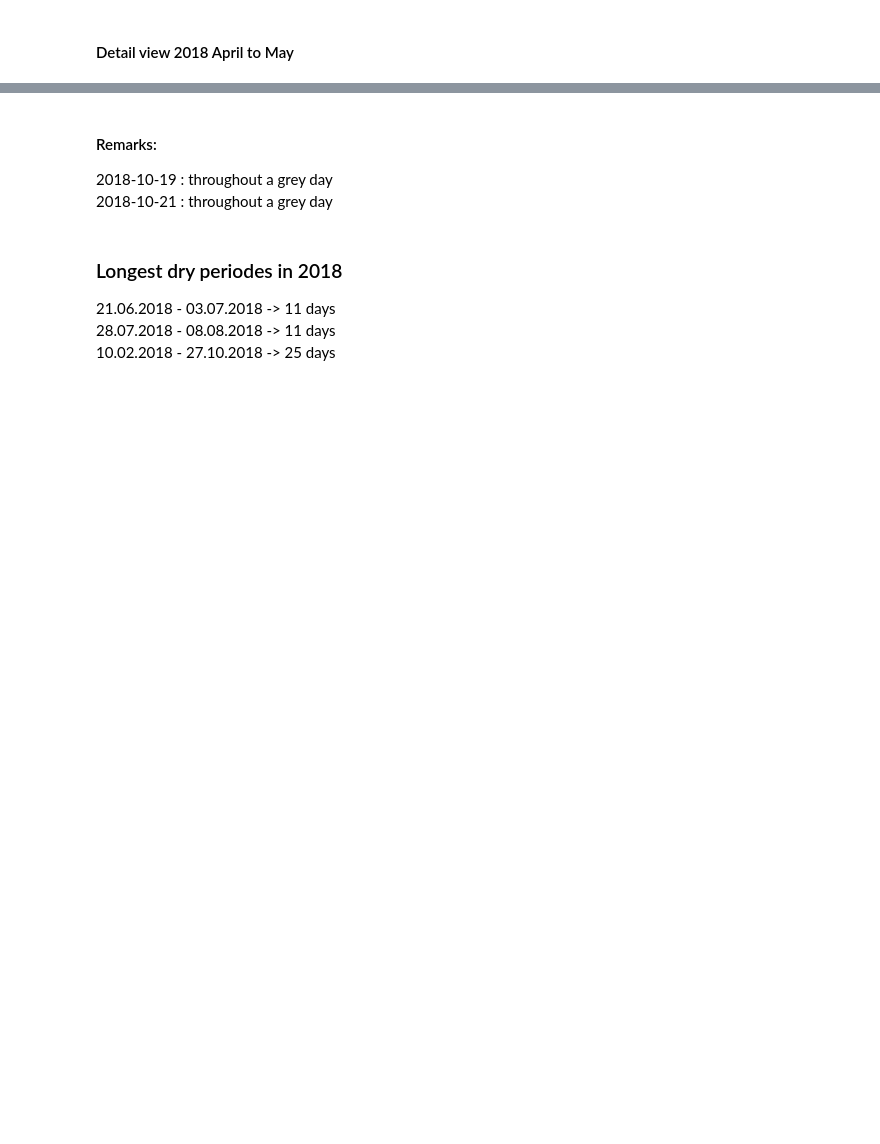
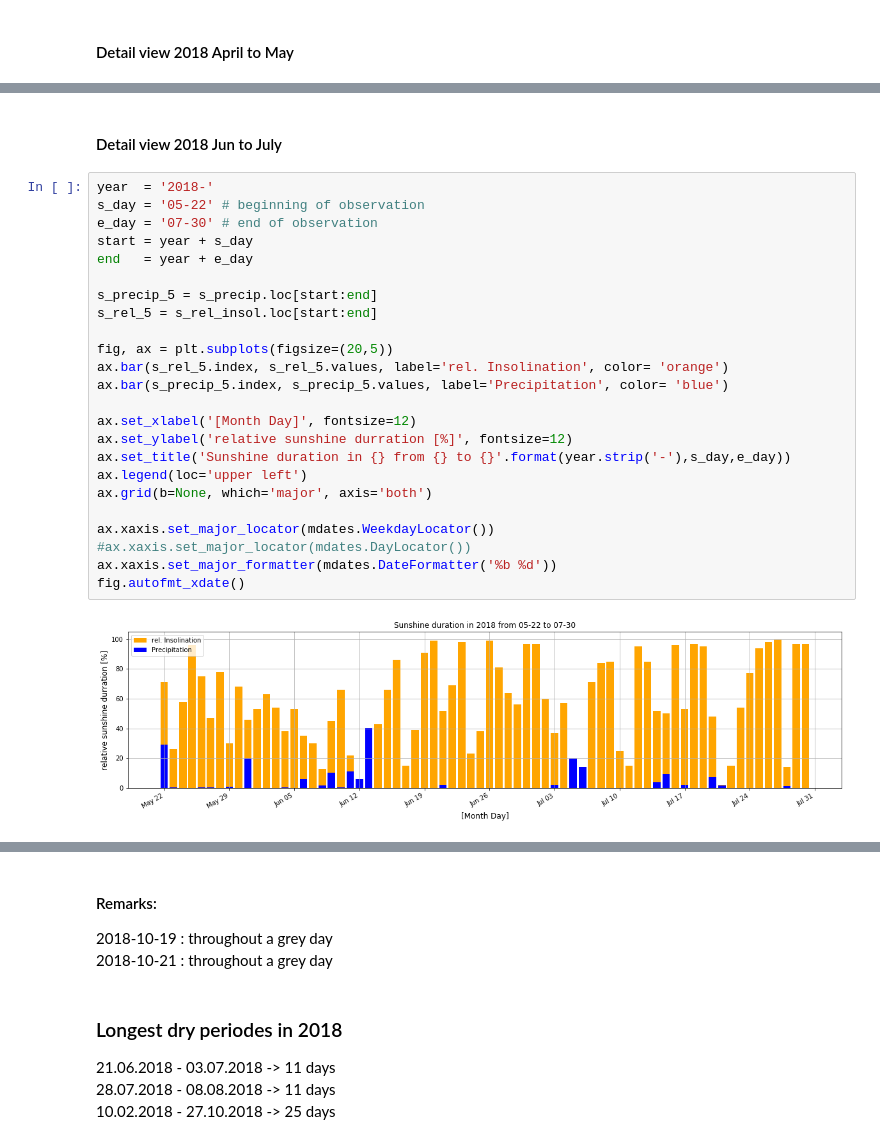
Before and after one commit to ahorv/python_scripts, a Jupyter notebook: precipitation/rainless_days_assessment.ipynb, the cells around one changed output, grey strips where cells are left out. Drawn from its saved outputs; the diff is of its cells as text; blank space fills up the shorter version.

```diff
--- a/precipitation/rainless_days_assessment.ipynb
+++ b/precipitation/rainless_days_assessment.ipynb
@@ -123,0 +151,28 @@ plt.gca().xaxis.set_major_formatter(plt.FixedFormatter(frmt))
+# %% [markdown]
+#### Detail view 2018 Jun to July
+# %%
+year  = '2018-'
+s_day = '05-22' # beginning of observation
+e_day = '07-30' # end of observation
+start = year + s_day
+end   = year + e_day
+
+s_precip_5 = s_precip.loc[start:end]
+s_rel_5 = s_rel_insol.loc[start:end]
+
+fig, ax = plt.subplots(figsize=(20,5))
+ax.bar(s_rel_5.index, s_rel_5.values, label='rel. Insolination', color= 'orange')
+ax.bar(s_precip_5.index, s_precip_5.values, label='Precipitation', color= 'blue')
+
+ax.set_xlabel('[Month Day]', fontsize=12)
+ax.set_ylabel('relative sunshine durration [%]', fontsize=12)
+ax.set_title('Sunshine duration in {} from {} to {}'.format(year.strip('-'),s_day,e_day))
+ax.legend(loc='upper left')
+ax.grid(b=None, which='major', axis='both')
+
+ax.xaxis.set_major_locator(mdates.WeekdayLocator())
+#ax.xaxis.set_major_locator(mdates.DayLocator())
+ax.xaxis.set_major_formatter(mdates.DateFormatter('%b %d'))
+fig.autofmt_xdate()
+# %% [output]
+[figure, added]
```
Also changed, not shown: parts of 8 cells of this notebook, 3 other files.
